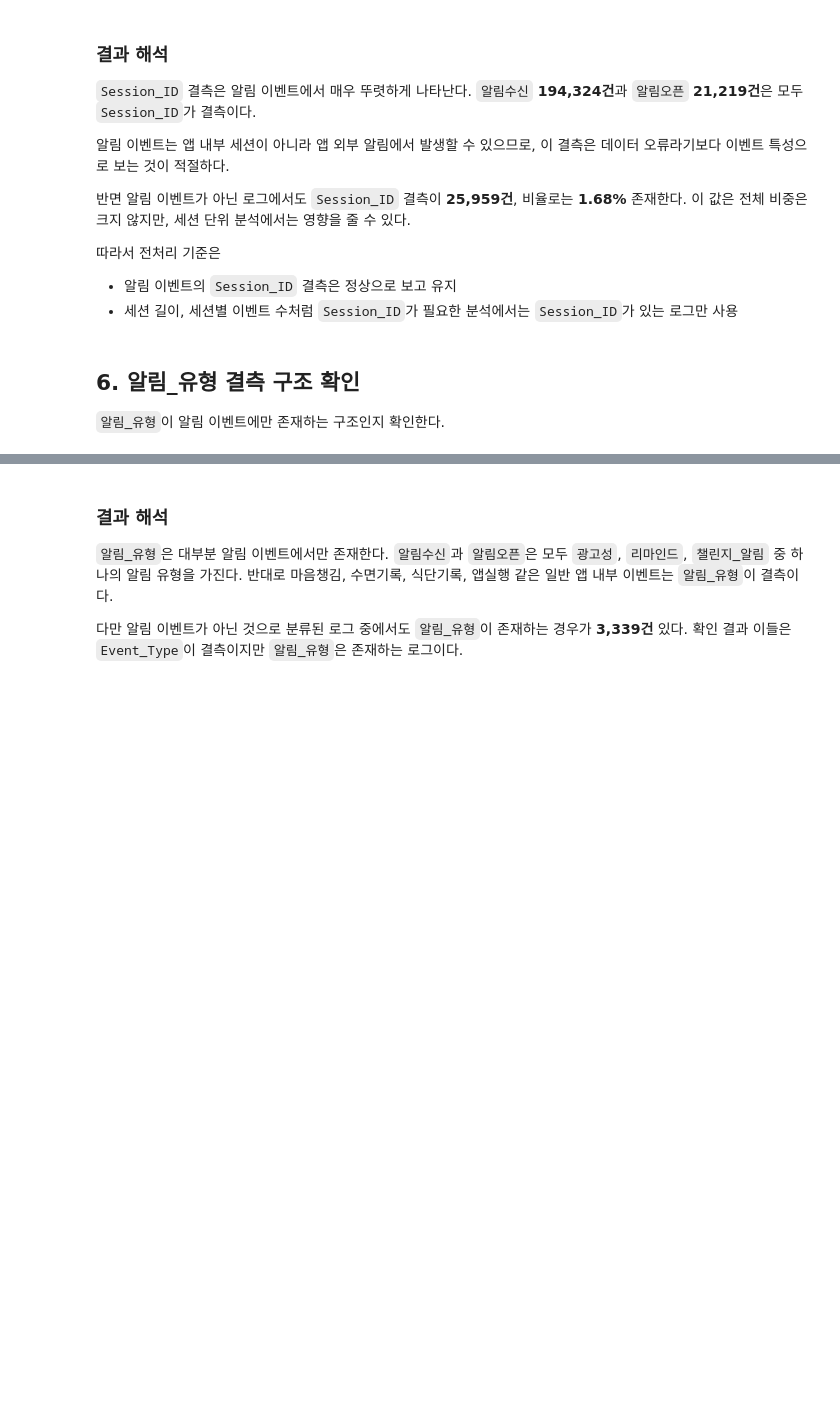
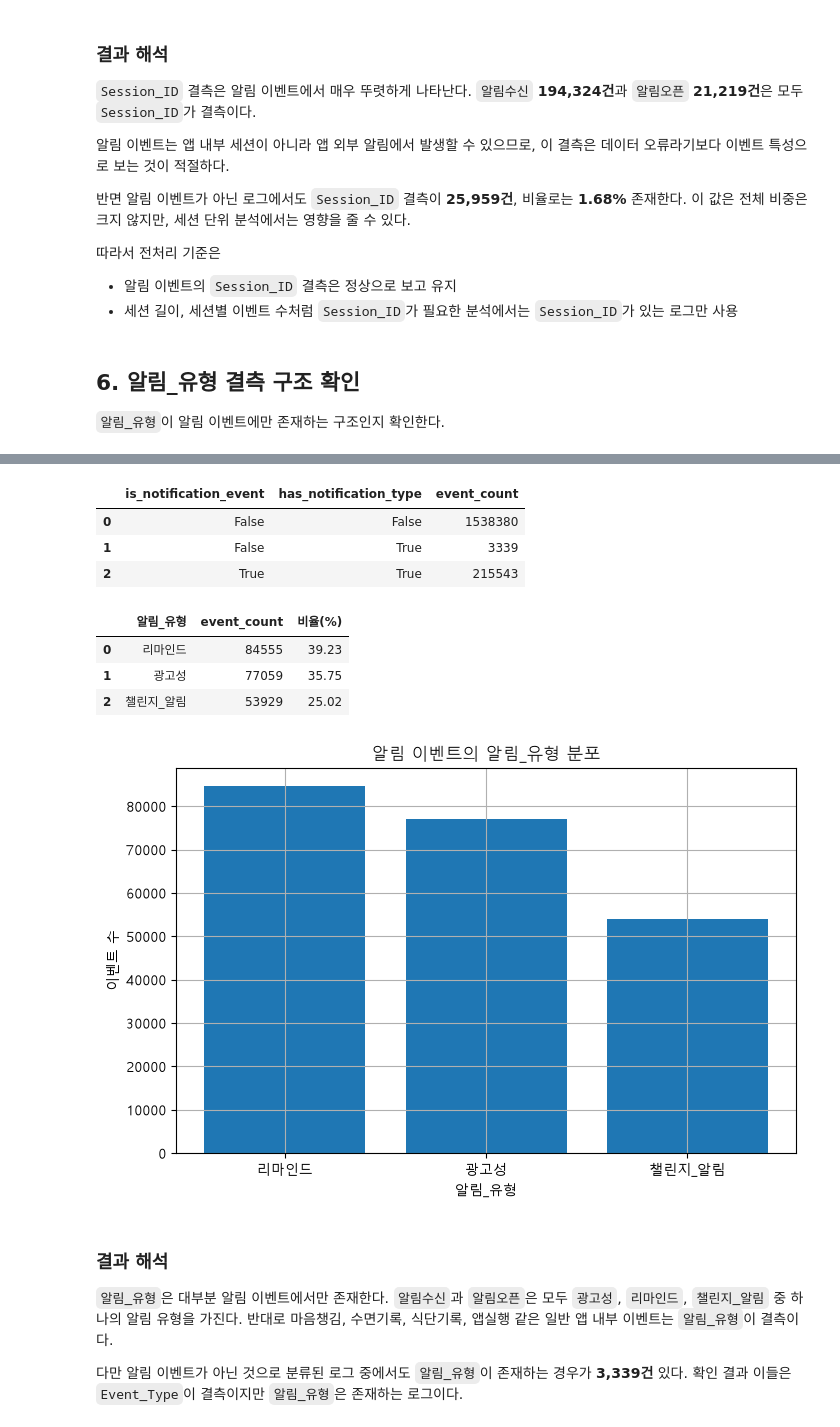
Before and after one commit to leegolem/Anti-Churn-Committee, a Jupyter notebook: notebooks/juseong/eda.ipynb, the cells around one changed output, grey strips where cells are left out. Cells and saved outputs as stored; diff of their text form; code cells hidden in the pictures; blank space fills up the shorter version.

```diff
--- a/notebooks/juseong/eda.ipynb
+++ b/notebooks/juseong/eda.ipynb
@@ -712,0 +722,68 @@ display(notification_type_check)
+# %%
+# ============================================================
+# 6. 알림_유형 결측 구조 확인
+# ============================================================
+
+notification_check = event_log_eda.copy()
+
+notification_type_summary = (
+    notification_check
+    .groupby(["Event_Type", "알림_유형"], dropna=False)
+    .size()
+    .reset_index(name="event_count")
+)
+
+display(notification_type_summary)
+
+
+# ============================================================
+# 알림_유형 값 존재 여부 확인
+# ============================================================
+
+notification_check["has_notification_type"] = notification_check["알림_유형"].notnull()
+
+notification_type_check = (
+    notification_check
+    .groupby(["is_notification_event", "has_notification_type"])
+    .size()
+    .reset_index(name="event_count")
+)
+
+display(notification_type_check)
+
+
+# ============================================================
+# 알림 이벤트의 알림_유형 분포 그래프
+# ============================================================
+
+notification_event_data = notification_check[
+    notification_check["is_notification_event"]
+].copy()
+
+notification_type_count = (
+    notification_event_data["알림_유형"]
+    .fillna("알림_유형 결측")
+    .value_counts(dropna=False)
+    .reset_index()
+)
+
+notification_type_count.columns = ["알림_유형", "event_count"]
+notification_type_count["비율(%)"] = (
+    notification_type_count["event_count"] /
+    len(notification_event_data) * 100
+).round(2)
+
+display(notification_type_count)
+
+plt.figure(figsize=(8, 5))
+plt.bar(
+    notification_type_count["알림_유형"],
+    notification_type_count["event_count"]
+)
+
+plt.title("알림 이벤트의 알림_유형 분포")
+plt.xlabel("알림_유형")
+plt.ylabel("이벤트 수")
+plt.grid(True)
+plt.show()
+# %% [output]
@@ -713,3 +807,12 @@ display(notification_type_check)
+|  | is_notification_event | has_notification_type | event_count |
+| 0 | False | False | 1538380 |
+| 1 | False | True | 3339 |
+| 2 | True | True | 215543 |
+|  | 알림_유형 | event_count | 비율(%) |
+| 0 | 리마인드 | 84555 | 39.23 |
+| 1 | 광고성 | 77059 | 35.75 |
+| 2 | 챌린지_알림 | 53929 | 25.02 |
+[figure, added]
 # %% [markdown]
 ### 결과 해석
 
```
Also changed, not shown: parts of 10 cells of this notebook, 3 other files.
